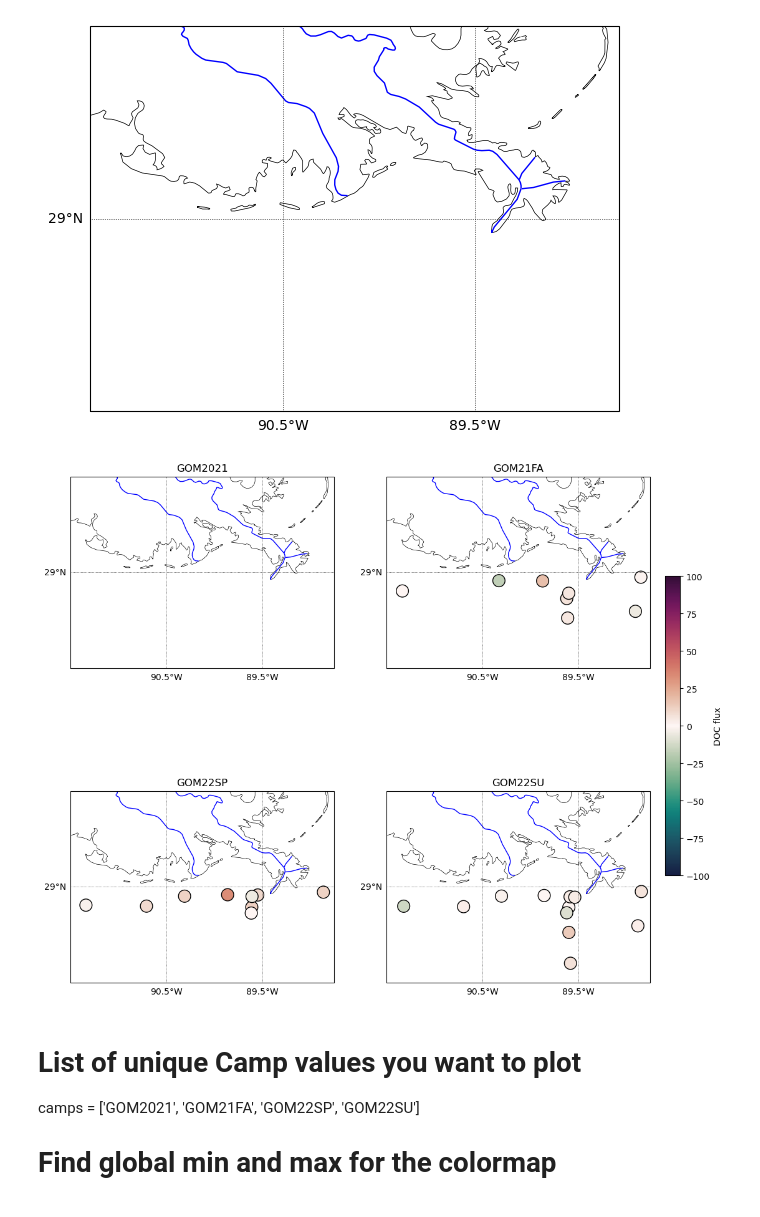
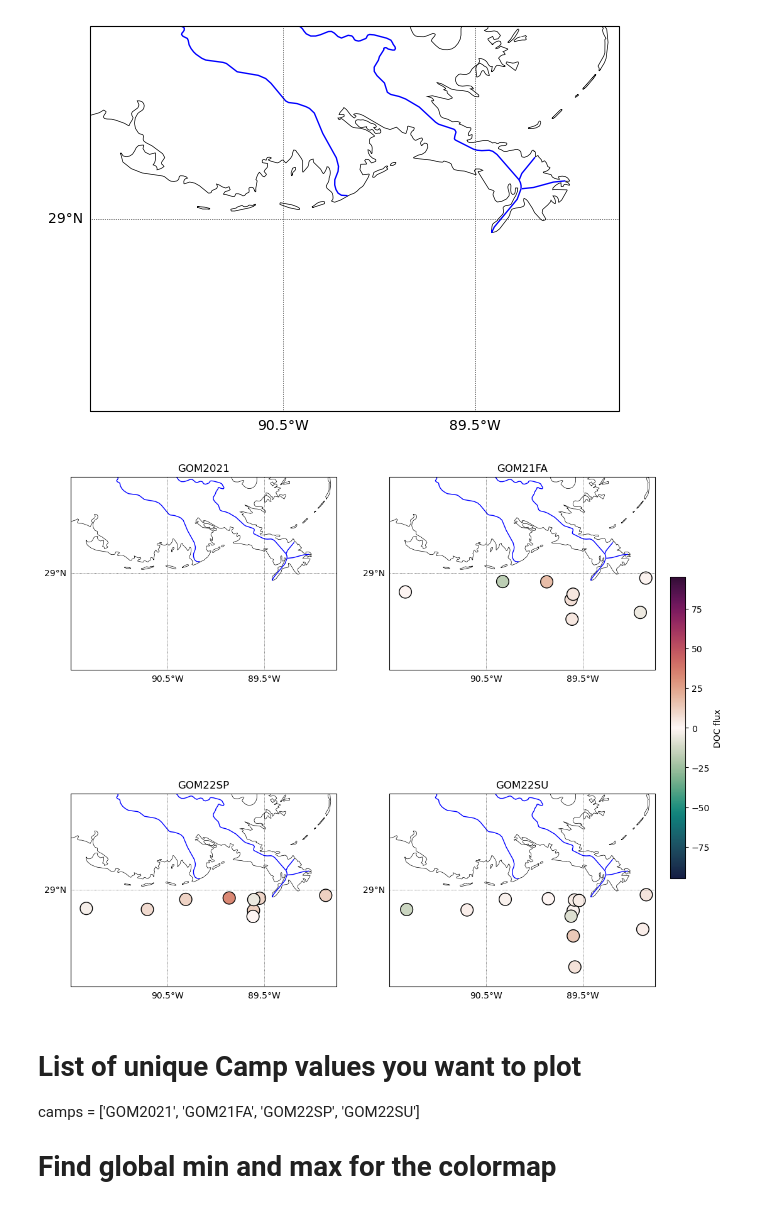
Before and after one commit to Hanna-the-explorer/Data_codes, a Jupyter notebook: Flux_Calculations_benthic_chamber.ipynb, the cells around one changed output. Drawn from its saved outputs; the diff is of its cells as text; code cells hidden in the pictures.

```diff
--- a/Flux_Calculations_benthic_chamber.ipynb
+++ b/Flux_Calculations_benthic_chamber.ipynb
@@ -259,3 +352,23 @@ See the caveats in the documentation: https://pandas.pydata.org/pandas-docs/stab
+# %%
+#get BC data sets
+df_cdom_bc = df_cdom[df_cdom['Type'] == 'LANDSYR']
+df_iron_bc = df_iron[df_iron['Type'] == 'BC']
+df_doc_bc = df_doc[df_doc['Type'] == 'BC']
+
+#get PW data sets
+df_cdom_pw = df_cdom[df_cdom['Type'] == 'PW']
+df_iron_pw = df_iron[df_iron['Type'] == 'PW']
+df_doc_pw = df_doc[df_doc['Type'] == 'PW']
+
+#get WC data sets
+df_cdom_wc = df_cdom[df_cdom['Type'] == 'NISK']
+df_iron_wc = df_iron[df_iron['Type'] == 'WC']
+df_doc_wc = df_doc[df_doc['Type'] == 'WC']
+
+#get RHZ data
+df_cdom_rz = df_cdom[df_cdom['Type'] == 'RHZ']
+df_iron_rz = df_iron[df_iron['Type'].isin(['RZ', 'GBRZ'])]
+df_doc_rz = df_doc[df_doc['Type'] == 'RZ']
 # %%
 df_hights = pd.read_csv('../Dissertation_projects/Data/Hights.csv', sep=',')
 
@@ -1150,18 +1263,15 @@ for df in dataframes:
         print("Duplicate indices found in dataframe:", df)
 # %%
 #concat it all
-df_flux = pd.concat([df_hights, df_lat_lon, slopes_a350,
-                     slopes_doc, slopes_tn], axis=1, join='outer')
+df_flux = pd.concat([df_hights, df_lat_lon, slopes_a350, slopes_doc, slopes_tn], axis=1, join='outer')
 
 #calcute flux
 #df_flux["flux_aCDOM412"] = df_flux["slope_a412"] * (df_flux["Hight_m"]*(np.pi*((30/100)**2))) / (np.pi*((30/100)**2)) * 24
-df_flux["flux_aCDOM350"] = (df_flux["slope_a350"] * (df_flux["Hight_m"]*(np.pi*((30/100)**2))) / (np.pi*((30/100)**2)) * 24) / x_equal
+df_flux["flux_aCDOM350"] = df_flux["slope_a350"] * (df_flux["Hight_m"]*(np.pi*((30/100)**2))) / (np.pi*((30/100)**2)) * 24
 df_flux["flux_doc"] = df_flux["slope_doc"] * (((df_flux["Hight_m"]*(np.pi*((30/100)**2)))*1000) / (np.pi*((30/100)**2))) * 24 /1000
 
-df_flux["erros_aCDOM350"] = (df_flux["std_err_a350"] * (df_flux["Hight_m"]*(np.pi*((30/100)**2))) / (np.pi*((30/100)**2)) * 24) / x_equal
-df_flux["erros_doc"] = df_flux["std_err_doc"] * (((df_flux["Hight_m"]*(np.pi*((30/100)**2)))*1000) / (np.pi*((30/100)**2))) * 24 /1000
-
-
+df_flux["erros_aCDOM350"] = np.sqrt( ((df_flux["std_err_a350"] / df_flux["slope_a350"])**2) + (((df_flux["Hight_error"] / df_flux["Hight_m"])**2)/1000))
+df_flux["erros_doc"] = np.sqrt( (df_flux["std_err_doc"] / df_flux["slope_doc"])**2 + (df_flux["Hight_error"] / df_flux["Hight_m"])**2 )
 
 #df_flux["flux_tn"] = df_flux["slope_tn"] * ((df_flux["Hight_m"]*(np.pi*((30/100)**2)))*1000) / (np.pi*((30/100)**2)) * 24 / 1000
 #df_flux["flux_fe2"] = df_flux["slope_fe2"] * df_flux["Hight_m"] *24
@@ -1490,8 +1770,8 @@ def plot_mapbase(extent, ax=None, res='10m', projection=ccrs.PlateCarree()):
 camps = ['GOM2021', 'GOM21FA', 'GOM22SP', 'GOM22SU']
 
 # Find global min and max for the colormap
-vmin = -100
-vmax = 100
+vmin = -95
+vmax = 95
 
 fig, axes = plt.subplots(nrows=2, ncols=2, figsize=(12, 12), subplot_kw={'projection': ccrs.PlateCarree()})
 axes = axes.ravel()  # Flatten the 2x2 grid to access each subplot with a single index
@@ -1503,34 +1783,34 @@ for i, camp in enumerate(camps):
     plot_mapbase(extent, ax=axes[i])
 
     # Plotting
     mappable = axes[i].scatter(df_subset['Lon'], df_subset['Lat'],
                                c=df_subset['flux_doc'],
                                edgecolor='k',
                                cmap=cmo.curl,
                                s=200,
                                vmin=vmin,  # Set global min and max for colormap
                                vmax=vmax,
                                transform=ccrs.PlateCarree())
 
     # Set title for each subplot
     axes[i].set_title(camp)
 
 # Add a single colorbar for the entire figure
 cbar_ax = fig.add_axes([0.92, 0.3, 0.02, 0.4])
 cb = fig.colorbar(mappable, cax=cbar_ax)
 cb.set_label('DOC flux', size=10, color='black')
 cb.ax.tick_params(labelcolor='black')
 cb.ax.tick_params(labelsize=10)
 
 #plt.title(r'DOC flux:'+'\n'+' Benthic Chamber'+'\n')
 
 fig.set_facecolor('w')
 
 plt.savefig("../Dissertation_projects/Figures/Flux_figures/Map_DOC_Flux.png")
 
 plt.show()
 # %% [output]
-[figure, old version]
+[figure, new version]
 # %% [markdown]
 # List of unique Camp values you want to plot
 camps = ['GOM2021', 'GOM21FA', 'GOM22SP', 'GOM22SU']
```
Also changed, not shown: parts of 12 cells of this notebook, 3 other files.
